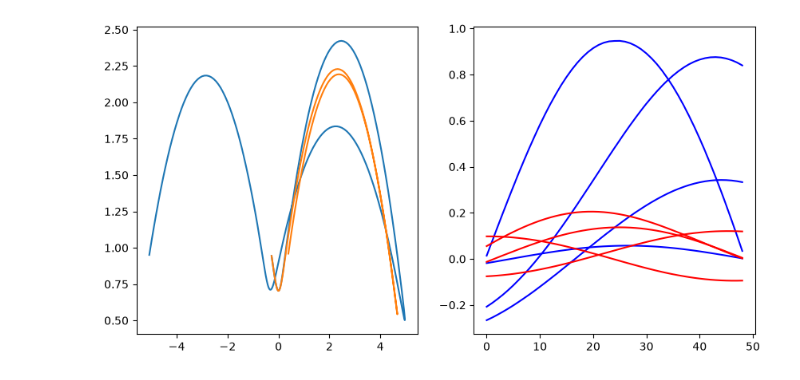
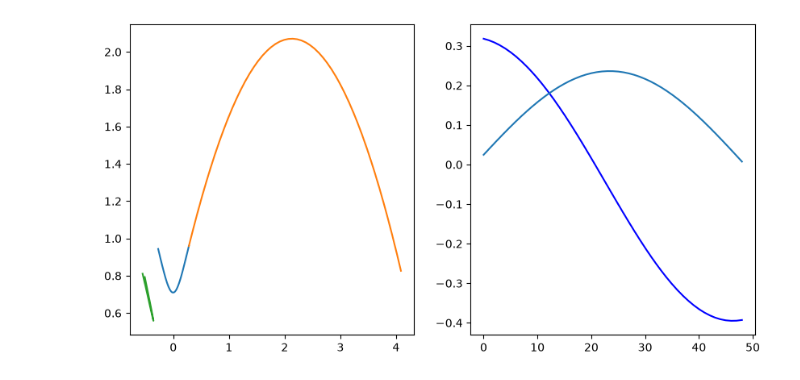
Before and after one commit to GLembrez/NMM-hopper, a Jupyter notebook: controller.ipynb, the cells around one changed output. Drawn from its saved outputs; the diff is of its cells as text; code cells hidden in the pictures.

Commit message:
added clean 1 step version

```diff
--- a/controller.ipynb
+++ b/controller.ipynb
@@ -111,0 +136,16 @@ This program contains Ipopt, a library for large-scale nonlinear optimization.
+# %%
+## first step with solver_RL_1
+
+x0 = fw[[0,1,3,4],0]
+xs_init = fw[[0,1,3,4],:solver_RL.N]
+xf_init = fw[:,solver_RL.N:]
+dt_init = cs.vertcat(u_fw[7],u_fw[6]+u_fw[8])
+solver_RL_1.initialize(x0,xs_init,xf_init,dt_init,0,0)
+start = time()
+sol1_step1 = solver_RL_1.solve()
+end = time()
+print(end-start)
+print(sol1_step1["step_size"],dt_init)
+print(solver_RL_1.opti.value(solver_RL_1.rt))
+
+passive_traj = solver_RL_1.traj_s_list(solver_RL_1.flight_to_stance(sol1_step1['flight'][:,-1]),u_bw[7],0)
@@ -139,48 +179,55 @@ print(end-start)
 # %%
-traj = [
-    sol_step1["stance"][0],
-    sol_step1["flight"][0][[0,1,3,4],:],
-    sol_step2["stance"][0],
-    sol_step2["flight"][0][[0,1,3,4],:],
-    sol_step2["stance"][1],
-    sol_step2["flight"][1][[0,1,3,4],:]
-]
-traj_baseline = [
-    sol_baseline["stance"][0],
-    sol_baseline["flight"][0][[0,1,3,4],:],
-    sol_baseline["stance"][1],
-    sol_baseline["flight"][1][[0,1,3,4],:]
-]
-for i in range(1,6):
-    traj[i][0,:] += traj[i-1][0,-1] - traj[i][0,0]
-for i in range(1,4):
-    traj_baseline[i][0,:] += traj_baseline[i-1][0,-1] - traj_baseline[i][0,0]
-traj = np.hstack(traj)
-traj_baseline = np.hstack(traj_baseline)
+# traj = [
+#     sol_step1["stance"][0],
+#     sol_step1["flight"][0][[0,1,3,4],:],
+#     sol_step2["stance"][0],
+#     sol_step2["flight"][0][[0,1,3,4],:],
+#     sol_step2["stance"][1],
+#     sol_step2["flight"][1][[0,1,3,4],:]
+# ]
+# traj_baseline = [
+#     sol_baseline["stance"][0],
+#     sol_baseline["flight"][0][[0,1,3,4],:],
+#     sol_baseline["stance"][1],
+#     sol_baseline["flight"][1][[0,1,3,4],:]
+# ]
+# for i in range(1,6):
+#     traj[i][0,:] += traj[i-1][0,-1] - traj[i][0,0]
+# for i in range(1,4):
+#     traj_baseline[i][0,:] += traj_baseline[i-1][0,-1] - traj_baseline[i][0,0]
+# traj = np.hstack(traj)
+# traj_baseline = np.hstack(traj_baseline)
 
 
 plt.figure(figsize=(10,5))
 plt.subplot(1,2,2)
-for us in sol_step1["stance_control"]:
-    plt.plot(us,color='blue')
-for uf in sol_step1["flight_control"]:
-    plt.plot(uf,color='blue')
-for us in sol_baseline["stance_control"]:
-    plt.plot(us,color='red')
-for uf in sol_baseline["flight_control"]:
-    plt.plot(uf,color='red')
+# for us in sol_step1["stance_control"]:
+#     plt.plot(us,color='blue')
+# for uf in sol_step1["flight_control"]:
+#     plt.plot(uf,color='blue')
+
+plt.plot(sol1_step1["stance_control"],color='blue')
+plt.plot(sol1_step1["flight_control"])
+# for us in sol_baseline["stance_control"]:
+#     plt.plot(us,color='red')
+# for uf in sol_baseline["flight_control"]:
+#     plt.plot(uf,color='red')
 
 plt.subplot(1,2,1)
 # plt.ylim(0,3)
-plt.plot(traj[0,:],traj[1,:])
-plt.plot(traj_baseline[0,:],traj_baseline[1,:])
-# plt.plot(fw[0,:],fw[1,:])
+# plt.plot(traj[0,:],traj[1,:])
+# plt.plot(traj_baseline[0,:],traj_baseline[1,:])
+plt.plot(sol1_step1["stance"][0,:],sol1_step1["stance"][1,:])
+plt.plot(sol1_step1["flight"][0,:],sol1_step1["flight"][1,:])
+plt.plot(passive_traj[0,:].T,passive_traj[1,:].T)
+# plt.plot(xs_init[0,:],xs_init[1,:])
+# plt.plot(xf_init[0,:],xf_init[1,:])
 # plt.plot(fw_to_bw[0,:],fw_to_bw[1,:])
 # plt.plot(bw[0,:],bw[1,:])
 
 plt.show()
 # %% [output]
-[figure, old version]
+[figure, new version]
 # %%
 E_grid = np.linspace(Emin_S1,Emax_S1,1000).reshape((-1,))
 S1_i = np.zeros((1000,11))
```
Also changed, not shown: parts of 10 cells of this notebook, 9 other files.
